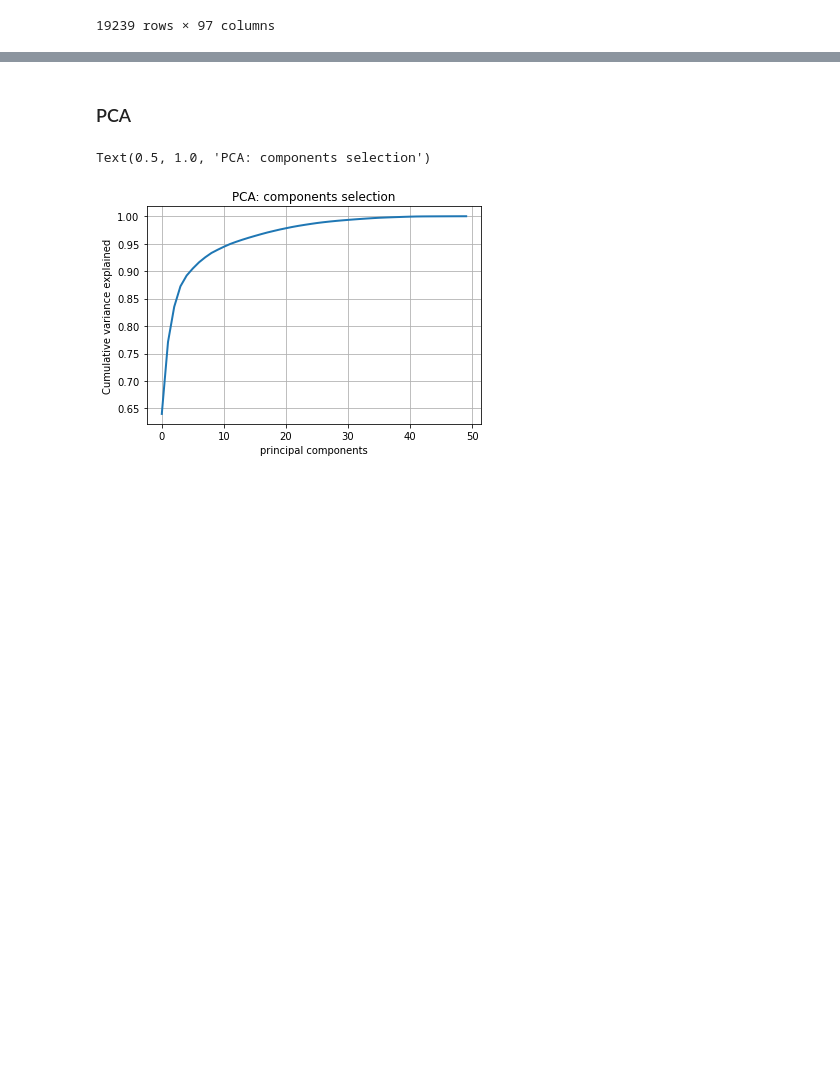
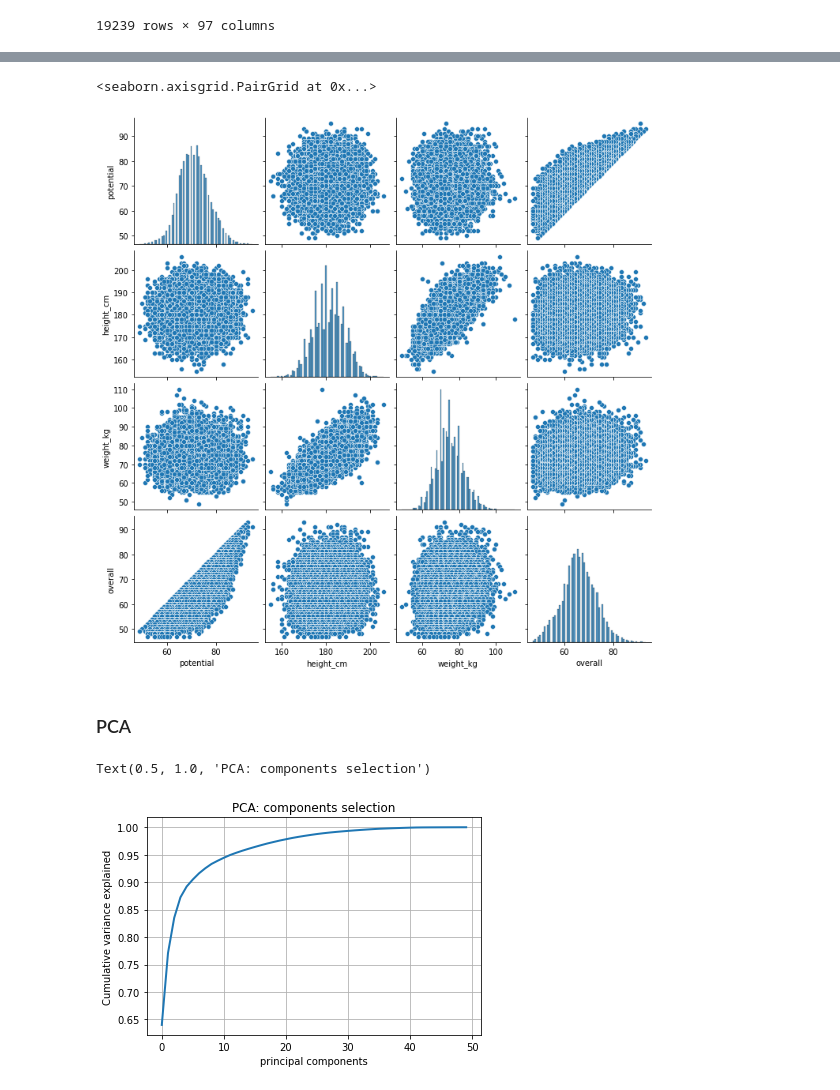
Before and after one commit to DMeneses01/IACH-project, a Jupyter notebook: code/recsys_football.ipynb, the cells around one changed output, grey strips where cells are left out. Drawn from its saved outputs; the diff is of its cells as text; code cells hidden in the pictures; blank space fills up the shorter version.

```diff
--- a/code/recsys_football.ipynb
+++ b/code/recsys_football.ipynb
@@ -230,3 +278,9 @@ display(dataToComp)
+# %%
+X_columns = ['potential', 'height_cm', 'weight_kg', 'overall']
+sns.pairplot(dataToComp[X_columns])
+# %% [output]
+<seaborn.axisgrid.PairGrid at 0x...>
+[figure, added]
 # %%
 columns = np.arange(2, 6)
 columns = np.append(columns, np.arange(7, 9))
```
Also changed, not shown: parts of 10 cells of this notebook.
